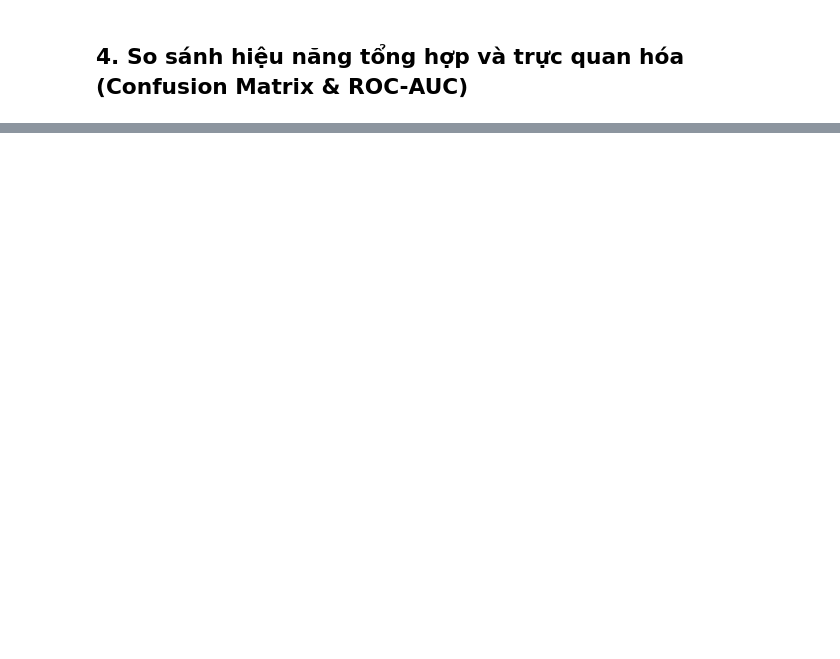
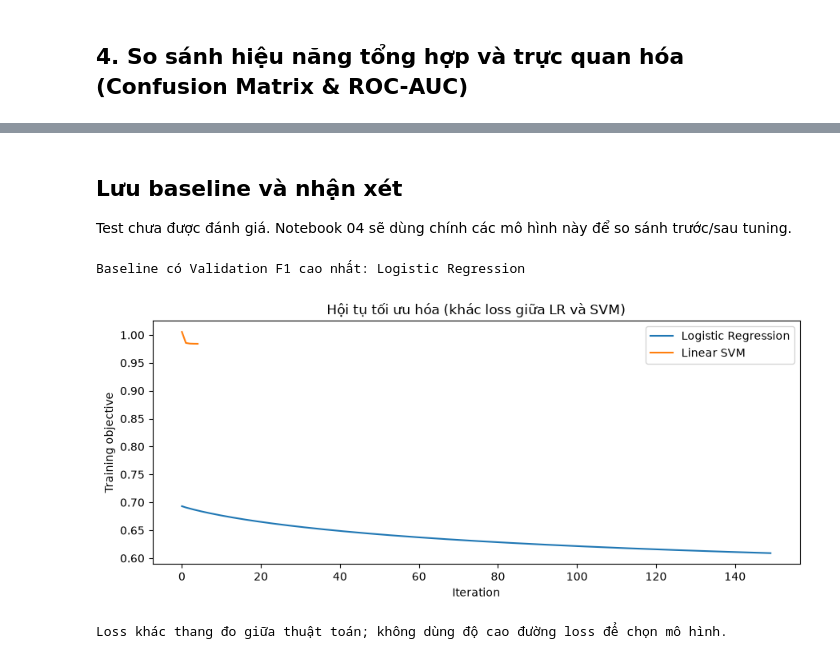
Before and after one commit to iamtien77/spam_classifier, a Jupyter notebook: notebooks/03_model_baseline_and_training.ipynb, the cells around one changed output, grey strips where cells are left out. Saved outputs shown, nothing was run; the diff lists cells and outputs as text; code cells hidden in the pictures; blank space fills up the shorter version.

```diff
--- a/notebooks/03_model_baseline_and_training.ipynb
+++ b/notebooks/03_model_baseline_and_training.ipynb
@@ -206,0 +213,19 @@ plt.show()
+# %% [markdown]
+## Lưu baseline và nhận xét
+Test chưa được đánh giá. Notebook 04 sẽ dùng chính các mô hình này để so sánh trước/sau tuning.
+# %%
+baseline_models = {'Logistic Regression':lr_model, 'Linear SVM':svm_model, 'Complement Naive Bayes':nb_model}
+save_spam_pipeline({'run_id':artifacts['run_id'], 'models':baseline_models}, NOTEBOOK_SAVED_MODELS_DIR / 'baseline_models.joblib')
+summary_df.to_csv(NOTEBOOK_METRICS_DIR / 'baseline_validation.csv', index=False)
+print('Baseline có Validation F1 cao nhất:', summary_df.iloc[0]['Mô hình'])
+fig, ax = plt.subplots(figsize=(9,4))
+for name, model in baseline_models.items():
+    history = getattr(model,'loss_history_',None)
+    if history is not None and len(history): ax.plot(history,label=name)
+ax.set(xlabel='Iteration',ylabel='Training objective',title='Hội tụ tối ưu hóa (khác loss giữa LR và SVM)')
+ax.legend(); plt.tight_layout(); plt.show()
+print('Loss khác thang đo giữa thuật toán; không dùng độ cao đường loss để chọn mô hình.')
+# %% [output]
+Baseline có Validation F1 cao nhất: Logistic Regression
+[figure, added]
+Loss khác thang đo giữa thuật toán; không dùng độ cao đường loss để chọn mô hình.
```
Also changed, not shown: parts of 6 cells of this notebook, 20 other files.
